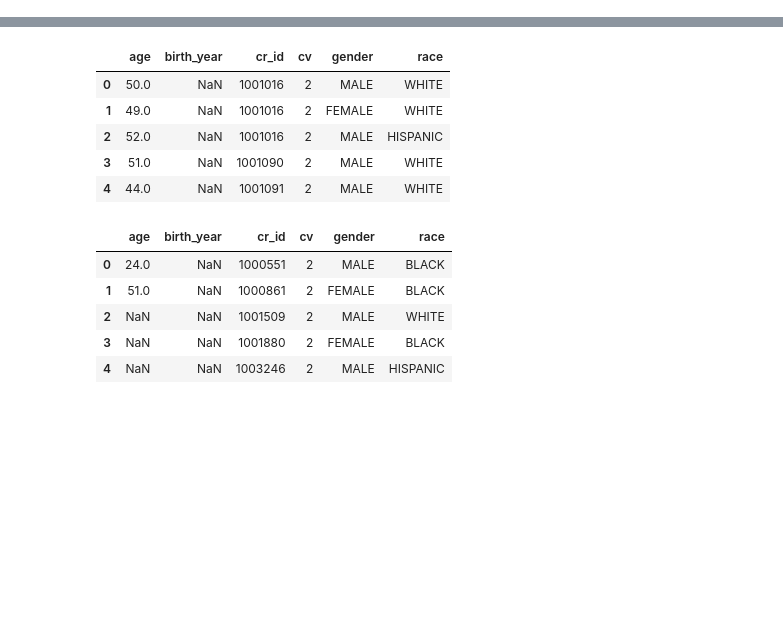
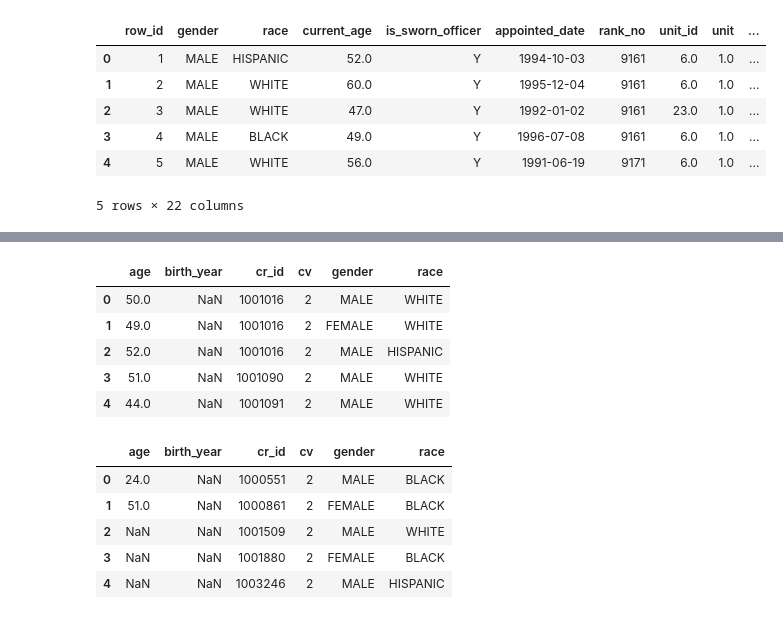
Before and after one commit to lqwdev/The-Freedom-Deer, a Jupyter notebook: Exploration.ipynb, the cells around one changed output, grey strips where cells are left out. Saved outputs shown, nothing was run; the diff lists cells and outputs as text; code cells hidden in the pictures; blank space fills up the shorter version.

```diff
--- a/Exploration.ipynb
+++ b/Exploration.ipynb
@@ -14,3 +64,14 @@ profiles.head()
+# %%
+roster = pd.read_csv("data/fully-unified-data/roster/roster__2018-03.csv", low_memory=False)
+roster.head()
+# %% [output]
+|  | row_id | gender | race | current_age | is_sworn_officer | appointed_date | rank_no | unit_id | unit | ... |
+| 0 | 1 | MALE | HISPANIC | 52.0 | Y | 1994-10-03 | 9161 | 6.0 | 1.0 | ... |
+| 1 | 2 | MALE | WHITE | 60.0 | Y | 1995-12-04 | 9161 | 6.0 | 1.0 | ... |
+| 2 | 3 | MALE | WHITE | 47.0 | Y | 1992-01-02 | 9161 | 23.0 | 1.0 | ... |
+| 3 | 4 | MALE | BLACK | 49.0 | Y | 1996-07-08 | 9161 | 6.0 | 1.0 | ... |
+| 4 | 5 | MALE | WHITE | 56.0 | Y | 1991-06-19 | 9171 | 6.0 | 1.0 | ... |
+5 rows × 22 columns
 # %%
 salary = pd.read_csv("data/fully-unified-data/salary/salary_2002-2017_2017-09.csv")
 salary.head()
```
Also changed, not shown: parts of 7 cells of this notebook.
